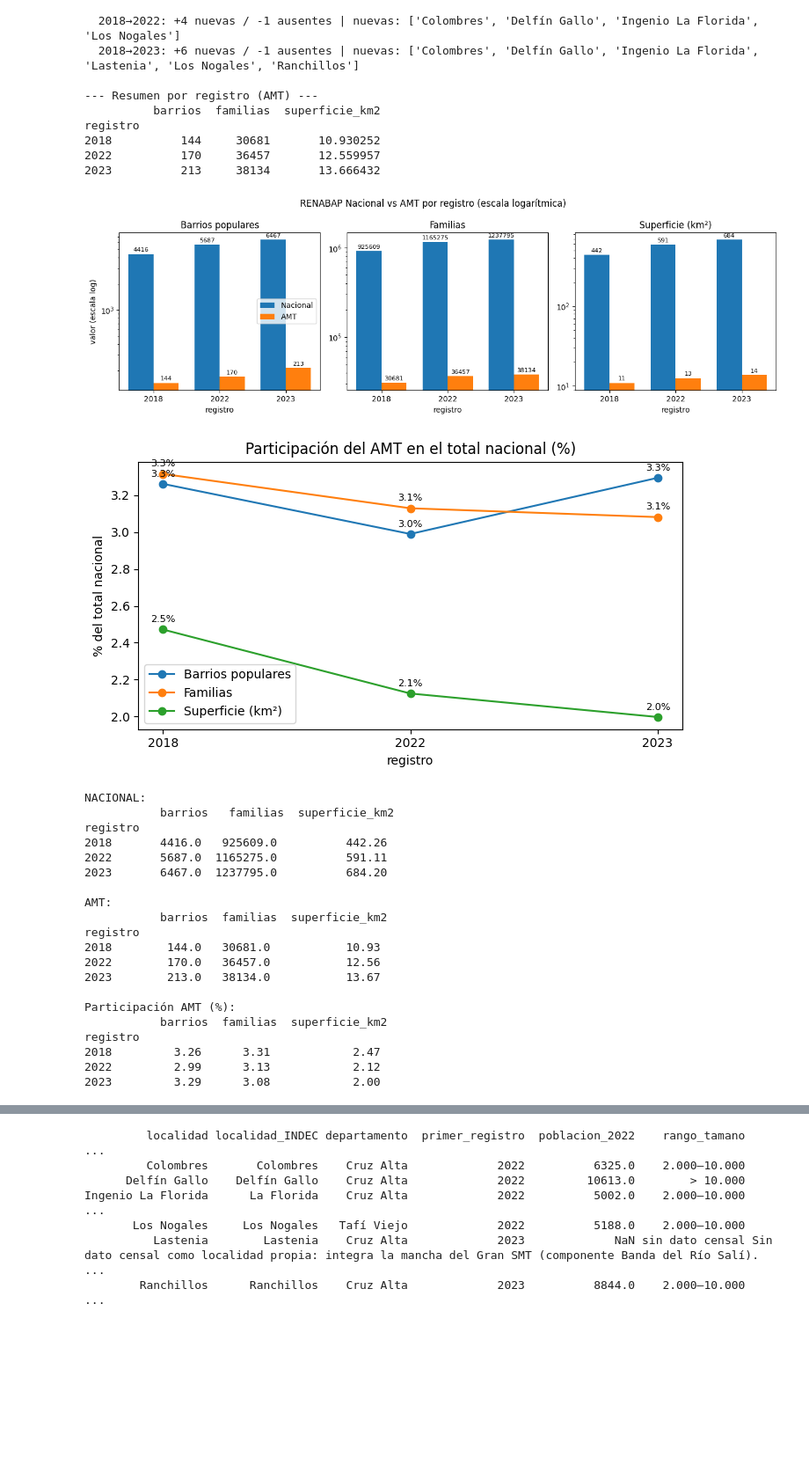
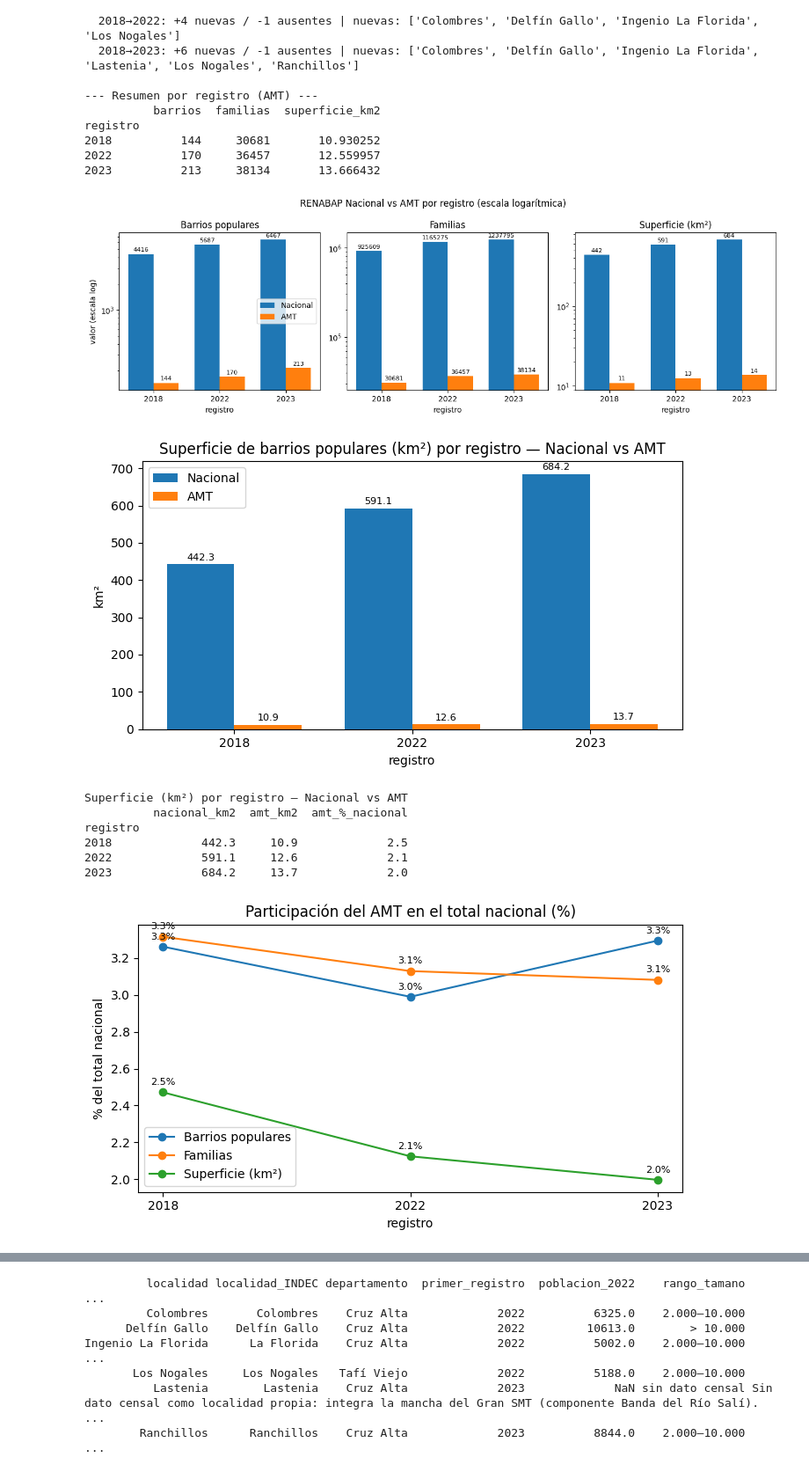
Before and after one commit to Camilamop/RENABAP, a Jupyter notebook: renabap.ipynb, the cells around one changed output, grey strips where cells are left out. Shown at 88% size. Cells and saved outputs as stored; diff of their text form; code cells hidden in the pictures; blank space fills up the shorter version.

```diff
--- a/renabap.ipynb
+++ b/renabap.ipynb
@@ -56,7 +56,7 @@ MAPEO = {
         "superficie_m2": "superficie_m2",
         "decada_de_creacion": "decada_creacion",
         "cantidad_viviendas_aproximadas": "cant_viviendas",
-        "clasificacion": "clasificacion",
+        "clasificacion_barrio": "clasificacion",
         "WKT": "wkt",
     },
     2023: {
@@ -101,7 +101,7 @@ def normalizar_decada(serie_cruda: pd.Series) -> pd.Series: #  'Década 1990' y
 
 def colapsar_clasificacion(serie: pd.Series) -> pd.Series:
     s = serie.astype("string").str.strip()
-    fuera = ~s.isin(["Asentamiento", "Villa"]) & s.notna()
+    fuera = ~s.isin(["Asentamiento", "Villa","Conjunto habitacional unifamiliar", "Conjunto habitacional degradado"]) & s.notna()
     return s.mask(fuera, "Otros")
 
 def armonizar(anio: int, df: pd.DataFrame) -> pd.DataFrame:
@@ -479,51 +483,57 @@ fig, axes = plt.subplots(1, 3, figsize=(13, 4.2))
 for ax, (col, titulo) in zip(axes, METRICAS):
     b1 = ax.bar(x - w/2, nac[col], w, label="Nacional")
     b2 = ax.bar(x + w/2, amt[col], w, label="AMT")
     ax.set_yscale("log")
     ax.set_title(titulo)
     ax.set_xticks(x); ax.set_xticklabels(ANIOS); ax.set_xlabel("registro")
     ax.bar_label(b1, fmt="%.0f", padding=2, fontsize=8)
     ax.bar_label(b2, fmt="%.0f", padding=2, fontsize=8)
 axes[0].set_ylabel("valor (escala log)")
 axes[0].legend()
 fig.suptitle("RENABAP Nacional vs AMT por registro (escala logarítmica)")
 plt.tight_layout(); plt.show()
 
+# --- Superficie (km²): foco Nacional vs AMT, escala lineal ---
+fig3, ax = plt.subplots(figsize=(7, 4))
+b1 = ax.bar(x - w/2, nac["superficie_km2"], w, label="Nacional")
+b2 = ax.bar(x + w/2, amt["superficie_km2"], w, label="AMT")
+ax.set_title("Superficie de barrios populares (km²) por registro — Nacional vs AMT")
+ax.set_xticks(x); ax.set_xticklabels(ANIOS); ax.set_xlabel("registro"); ax.set_ylabel("km²")
+ax.bar_label(b1, fmt="%.1f", padding=2, fontsize=8)
+ax.bar_label(b2, fmt="%.1f", padding=2, fontsize=8)
+ax.legend(); plt.tight_layout(); plt.show()
+
+sup = pd.DataFrame({
+    "nacional_km2": nac["superficie_km2"].round(1),
+    "amt_km2": amt["superficie_km2"].round(1),
+    "amt_%_nacional": (amt["superficie_km2"] / nac["superficie_km2"] * 100).round(1),
+})
+print("Superficie (km²) por registro — Nacional vs AMT")
+print(sup)
+
 # --- Figura 2: participación del AMT en el total nacional (%) ---
 share = amt / nac * 100
 fig2, ax = plt.subplots(figsize=(7, 4))
 for col, titulo in METRICAS:
     ax.plot(x, share[col], marker="o", label=titulo)
     for xi, yi in zip(x, share[col]):
         ax.annotate(f"{yi:.1f}%", (xi, yi), textcoords="offset points",
                     xytext=(0, 6), ha="center", fontsize=8)
 ax.set_title("Participación del AMT en el total nacional (%)")
 ax.set_xticks(x); ax.set_xticklabels(ANIOS); ax.set_xlabel("registro")
 ax.set_ylabel("% del total nacional"); ax.legend()
 plt.tight_layout(); plt.show()
 
+
 # Números exactos de apoyo
 print("NACIONAL:\n", nac.round(2), "\n\nAMT:\n", amt.round(2), "\n\nParticipación AMT (%):\n", share.round(2))
 # %% [output]
 [figure]
-[figure, old version]
+[figure, new version]
-NACIONAL:
-           barrios   familias  superficie_km2
+Superficie (km²) por registro — Nacional vs AMT
+          nacional_km2  amt_km2  amt_%_nacional
 registro
-2018       4416.0   925609.0          442.26
-2022       5687.0  1165275.0          591.11
-2023       6467.0  1237795.0          684.20
-
-AMT:
-           barrios  familias  superficie_km2
-registro
-2018        144.0   30681.0           10.93
-2022        170.0   36457.0           12.56
-2023        213.0   38134.0           13.67
-
-Participación AMT (%):
-           barrios  familias  superficie_km2
-registro
-2018         3.26      3.31            2.47
-2022         2.99      3.13            2.12
-2023         3.29      3.08            2.00
+2018             442.3     10.9             2.5
+2022             591.1     12.6             2.1
+2023             684.2     13.7             2.0
+[figure, added]
```
Also changed, not shown: parts of 6 cells of this notebook.
